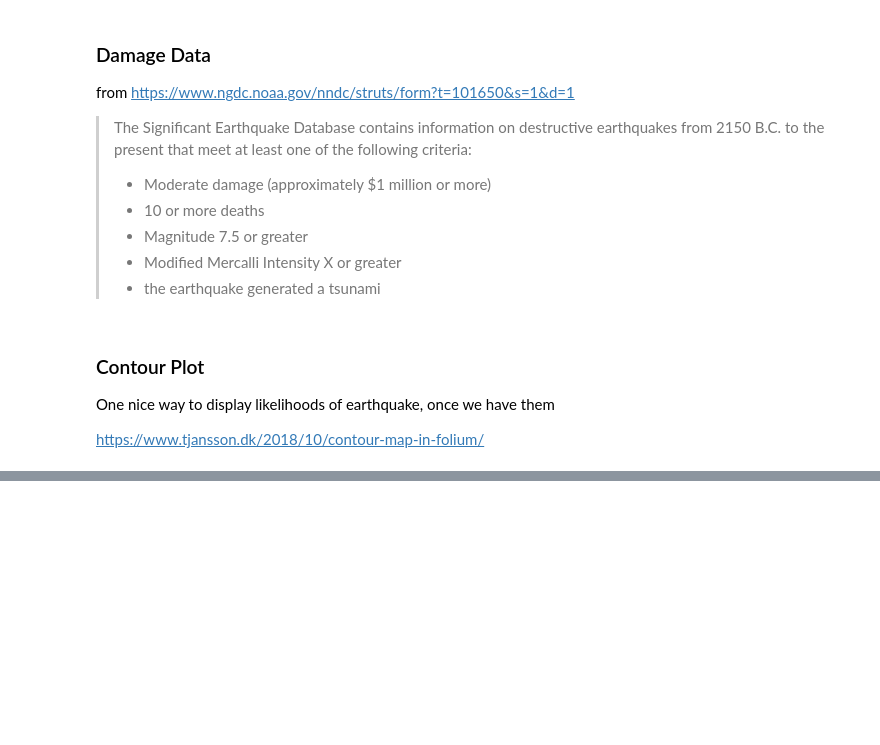
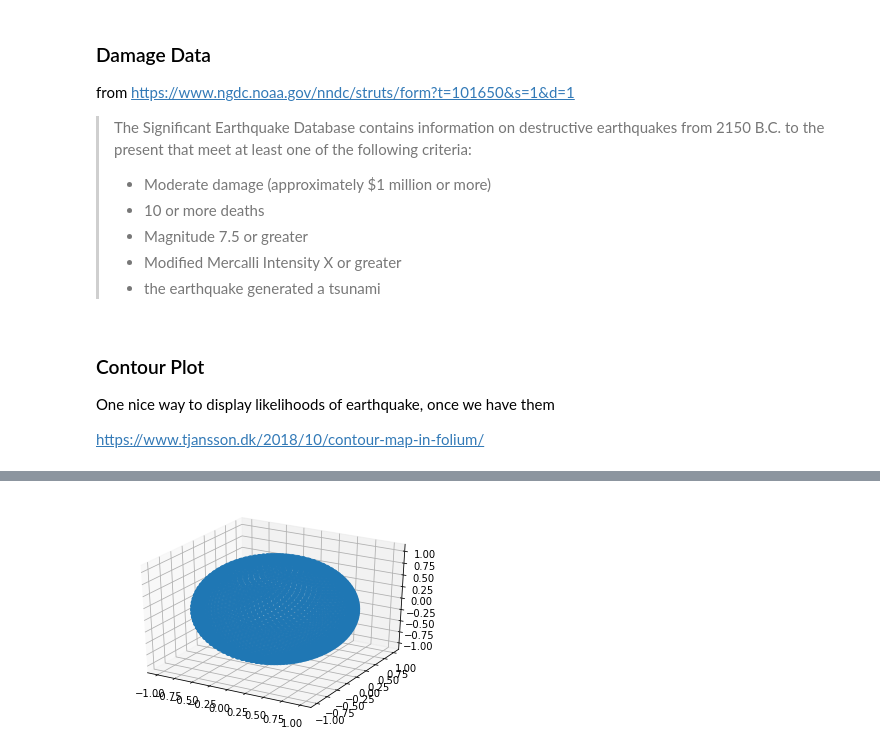
Before and after one commit to labs13-quake-viewer/ds-notebooks, a Jupyter notebook: Chris-Luedtke.ipynb, the cells around one changed output, grey strips where cells are left out. Cells and saved outputs as stored; diff of their text form; code cells hidden in the pictures; blank space fills up the shorter version.

```diff
--- a/Chris-Luedtke.ipynb
+++ b/Chris-Luedtke.ipynb
@@ -254,0 +318,19 @@ geomap
+# %%
+# roughly equidistant points on (cartesian) sphere
+#https://stackoverflow.com/a/44164075/11208892
+from numpy import pi, cos, sin, arccos, arange, arctan2, arcsin
+import mpl_toolkits.mplot3d
+import matplotlib.pyplot as pp
+
+num_pts = 3000
+indices = arange(0, num_pts, dtype=float) + 0.5
+
+phi = arccos(1 - 2*indices/num_pts)
+theta = pi * (1 + 5**0.5) * indices
+
+x, y, z = cos(theta) * sin(phi), sin(theta) * sin(phi), cos(phi);
+
+pp.figure().add_subplot(111, projection='3d').scatter(x, y, z);
+pp.show();
+# %% [output]
+[figure, added]
```
Also changed, not shown: parts of 15 cells of this notebook.
